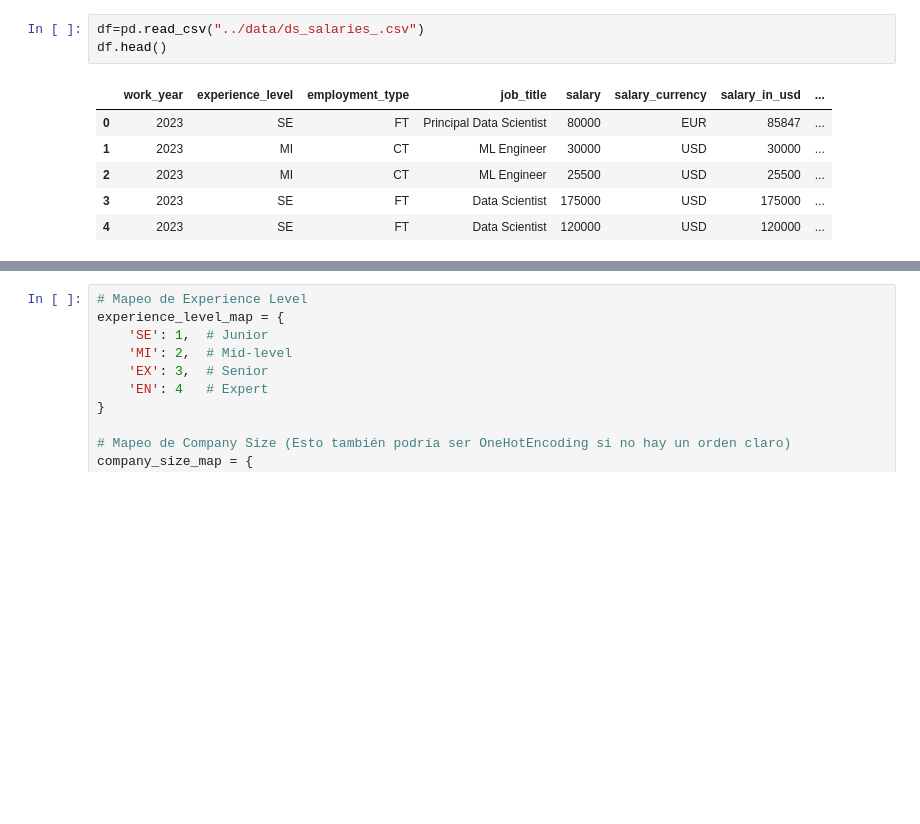
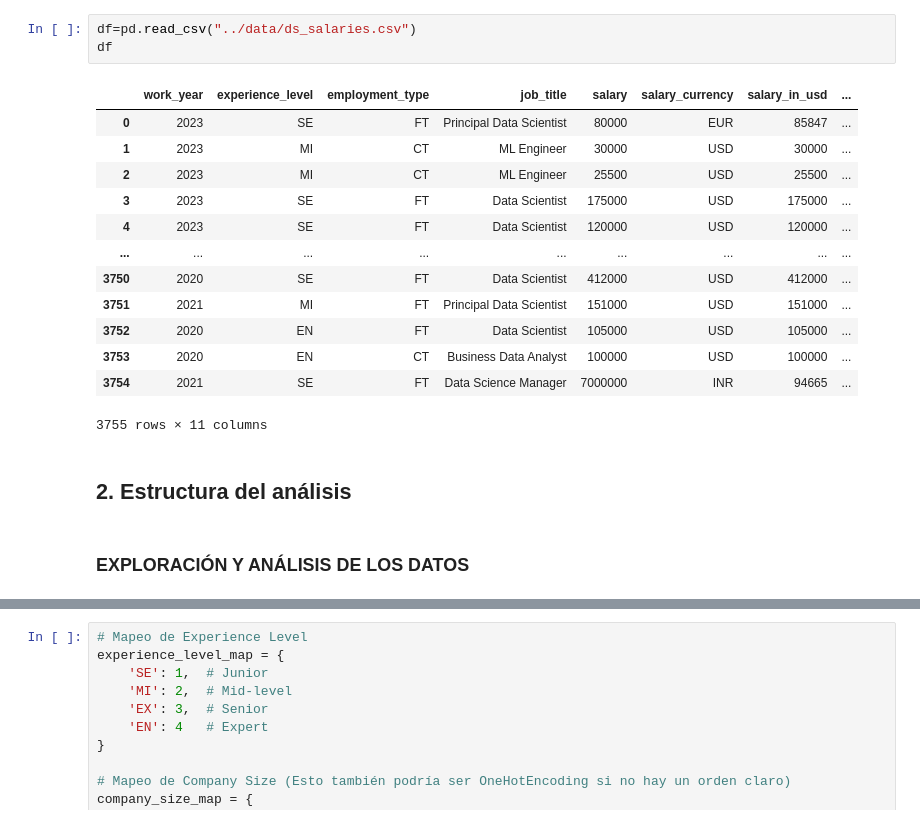
Before and after one commit to GABRIELACONTE/TEAM_CHALLENGE_17, a Jupyter notebook: src/results_notebook/team_liberty_Pipelines_I.ipynb, the cells around one changed output, grey strips where cells are left out. Cells and saved outputs as stored; diff of their text form; blank space fills up the shorter version.

```diff
--- a/src/results_notebook/team_liberty_Pipelines_I.ipynb
+++ b/src/results_notebook/team_liberty_Pipelines_I.ipynb
@@ -23,10 +67,21 @@ warnings.filterwarnings('ignore')
 # %%
-df=pd.read_csv("../data/ds_salaries_.csv")
-df.head()
+df=pd.read_csv("../data/ds_salaries.csv")
+df
 # %% [output]
 |  | work_year | experience_level | employment_type | job_title | salary | salary_currency | salary_in_usd | ... |
 | 0 | 2023 | SE | FT | Principal Data Scientist | 80000 | EUR | 85847 | ... |
 | 1 | 2023 | MI | CT | ML Engineer | 30000 | USD | 30000 | ... |
 | 2 | 2023 | MI | CT | ML Engineer | 25500 | USD | 25500 | ... |
 | 3 | 2023 | SE | FT | Data Scientist | 175000 | USD | 175000 | ... |
 | 4 | 2023 | SE | FT | Data Scientist | 120000 | USD | 120000 | ... |
+| ... | ... | ... | ... | ... | ... | ... | ... | ... |
+| 3750 | 2020 | SE | FT | Data Scientist | 412000 | USD | 412000 | ... |
+| 3751 | 2021 | MI | FT | Principal Data Scientist | 151000 | USD | 151000 | ... |
+| 3752 | 2020 | EN | FT | Data Scientist | 105000 | USD | 105000 | ... |
+| 3753 | 2020 | EN | CT | Business Data Analyst | 100000 | USD | 100000 | ... |
+| 3754 | 2021 | SE | FT | Data Science Manager | 7000000 | INR | 94665 | ... |
+3755 rows × 11 columns
+# %% [markdown]
+## 2. Estructura del análisis
+# %% [markdown]
+### EXPLORACIÓN Y ANÁLISIS DE LOS DATOS
```
Also changed, not shown: parts of 64 cells of this notebook, 11 other files.
